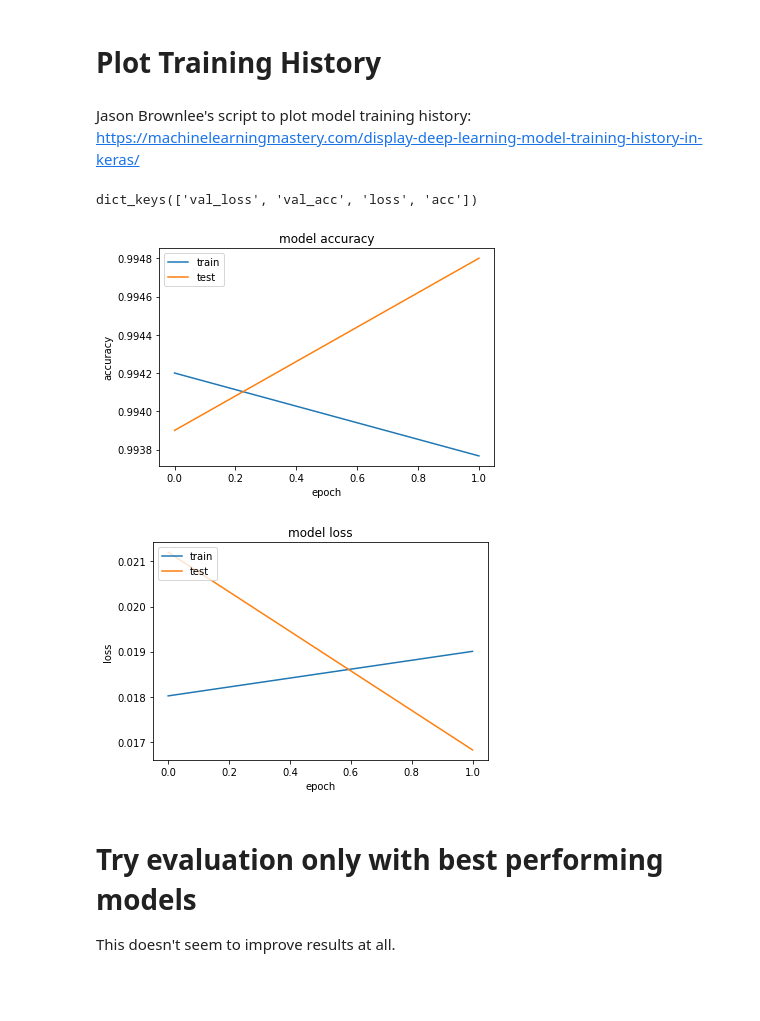
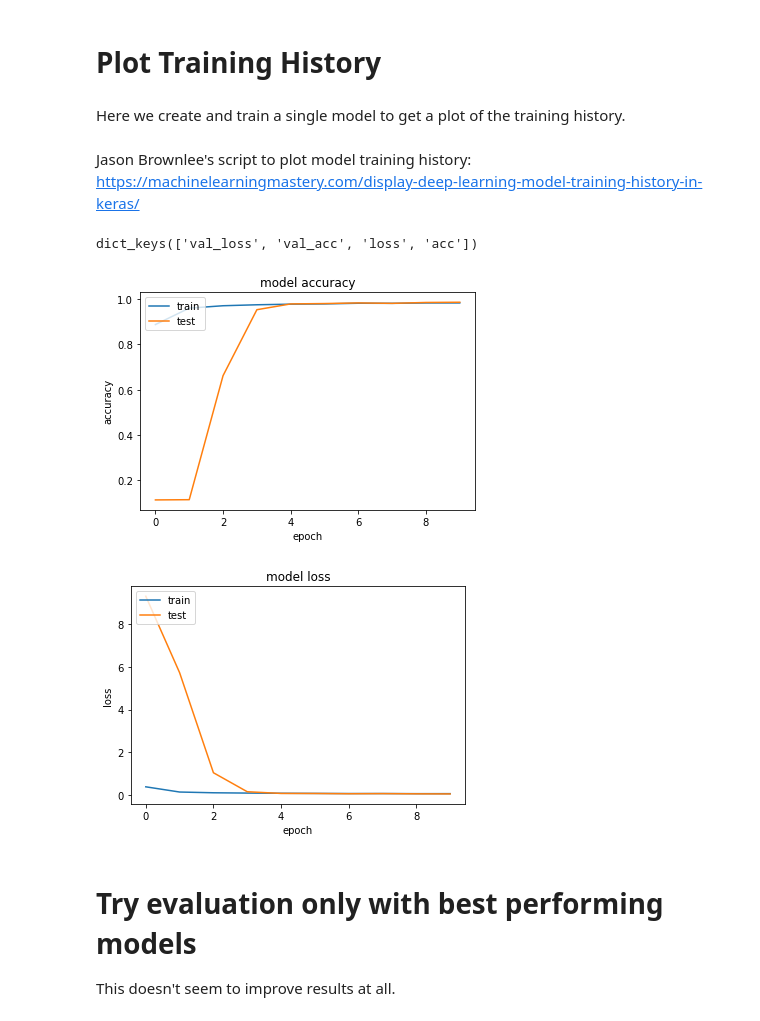
Before and after one commit to j05t/mnist, a Jupyter notebook: mnist-leaky_relu.ipynb, the cells around one changed output. Saved outputs shown, nothing was run; the diff lists cells and outputs as text; code cells hidden in the pictures; blank space fills up the shorter version.

Commit message:
plot training history

```diff
--- a/mnist-leaky_relu.ipynb
+++ b/mnist-leaky_relu.ipynb
@@ -338,36 +338,46 @@ Epoch 2/2
 118/118 [==============================] - 11s - loss: 0.0194 - acc: 0.9939 - val_loss: 0.0226 - val_acc: 0.9922
 # %% [markdown]
 # Plot Training History
+# %% [markdown]
+Here we create and train a single model to get a plot of the training history.
+# %%
+# create and train a single model
+m = create_model()
+history = m.fit_generator(batches, steps_per_epoch=steps_per_epoch, epochs=10, verbose=0,
+                         validation_data=test_batches, validation_steps=validation_steps)
 # %% [markdown]
 Jason Brownlee's script to plot model training history:
 https://machinelearningmastery.com/display-deep-learning-model-training-history-in-keras/
-# %%
-history = histories[0]
 # %%
 import matplotlib.pyplot as plt
+
+axes = plt.gca()
+#axes.set_xlim([1,5])
+#axes.set_ylim([0.2,1.0])
 
 # list all data in history
 print(history.history.keys())
 # summarize history for accuracy
 plt.plot(history.history['acc'])
 plt.plot(history.history['val_acc'])
 plt.title('model accuracy')
 plt.ylabel('accuracy')
 plt.xlabel('epoch')
 plt.legend(['train', 'test'], loc='upper left')
 plt.show()
+
 # summarize history for loss
 plt.plot(history.history['loss'])
 plt.plot(history.history['val_loss'])
 plt.title('model loss')
 plt.ylabel('loss')
 plt.xlabel('epoch')
 plt.legend(['train', 'test'], loc='upper left')
 plt.show()
 # %% [output]
 dict_keys(['val_loss', 'val_acc', 'loss', 'acc'])
-[figure, old version]
+[figure, new version]
-[figure, old version]
+[figure, new version]
 # %% [markdown]
 # Try evaluation only with best performing models
 This doesn't seem to improve results at all.
```
Also changed, not shown: parts of 2 cells of this notebook.
